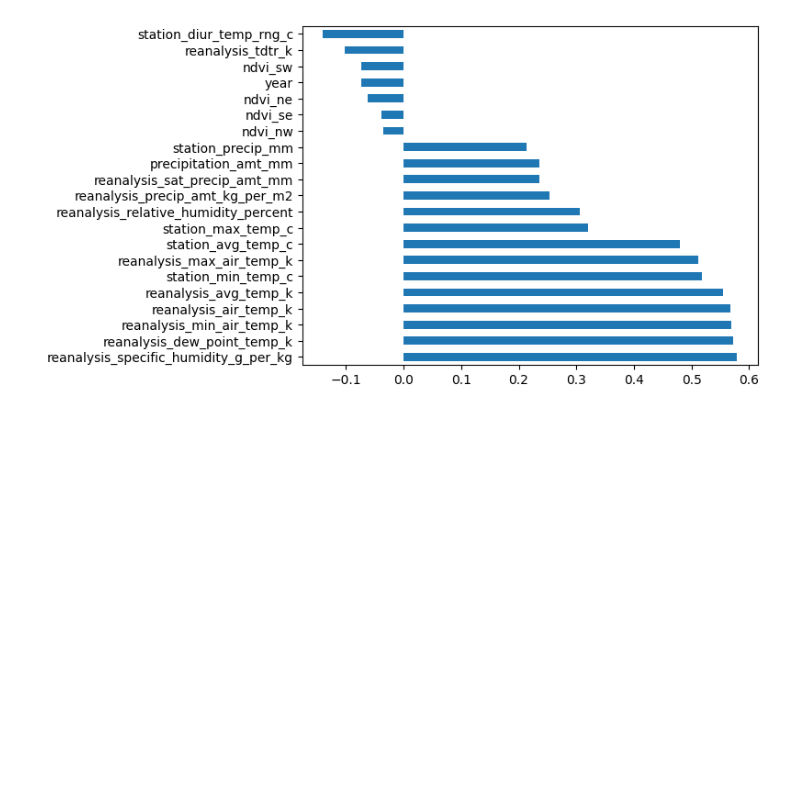
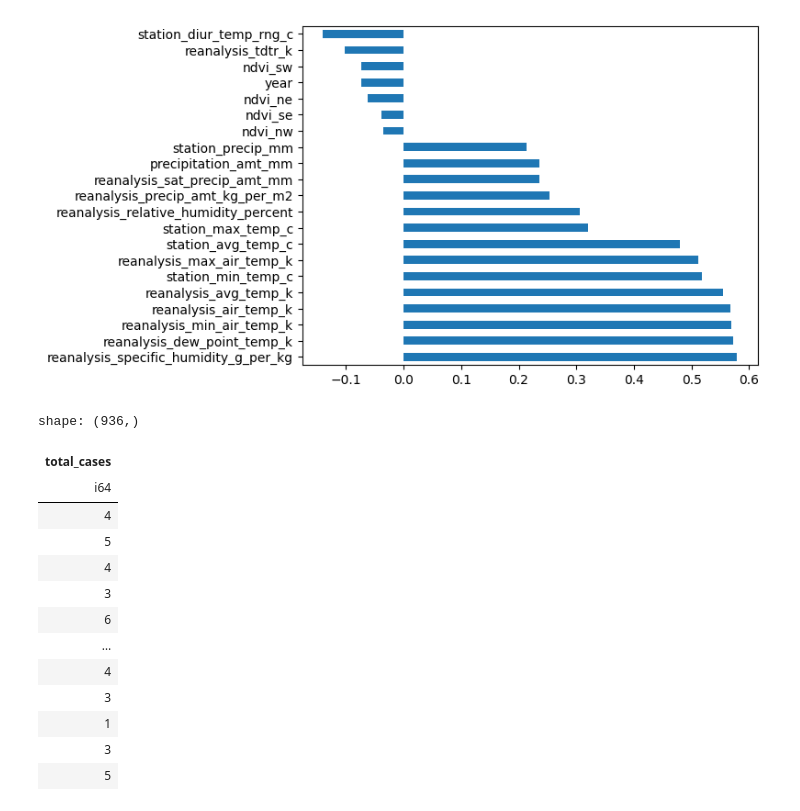
Before and after one commit to shivamnsingh/DengAi, a Jupyter notebook: code.ipynb, the cells around one changed output. Cells and saved outputs as stored; diff of their text form; code cells hidden in the pictures; blank space fills up the shorter version.

```diff
--- a/code.ipynb
+++ b/code.ipynb
@@ -228,0 +242,20 @@ KeyError: "['weekofyear'] not found in axis"
+# %%
+X = sj_df.select(cols)
+y = sj_df["total_cases"]
+# %%
+y
+# %% [output]
+shape: (936,)
+| total_cases |
+| i64 |
+| 4 |
+| 5 |
+| 4 |
+| 3 |
+| 6 |
+| … |
+| 4 |
+| 3 |
+| 1 |
+| 3 |
+| 5 |
```
Also changed, not shown: parts of 1 cell of this notebook.
